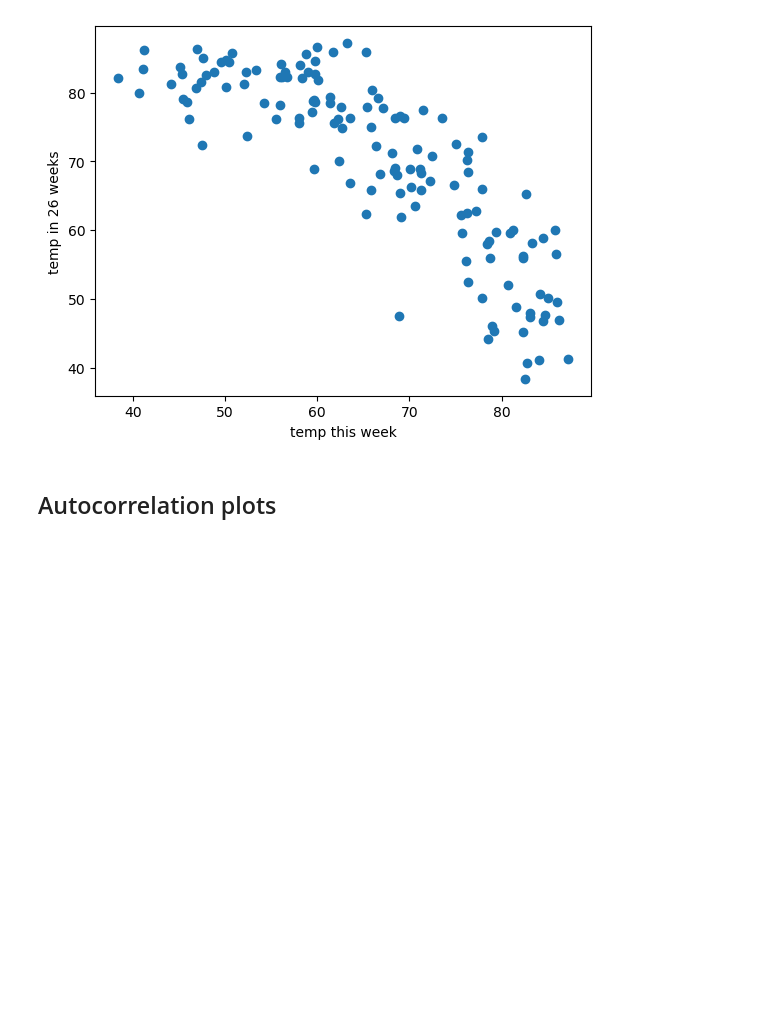
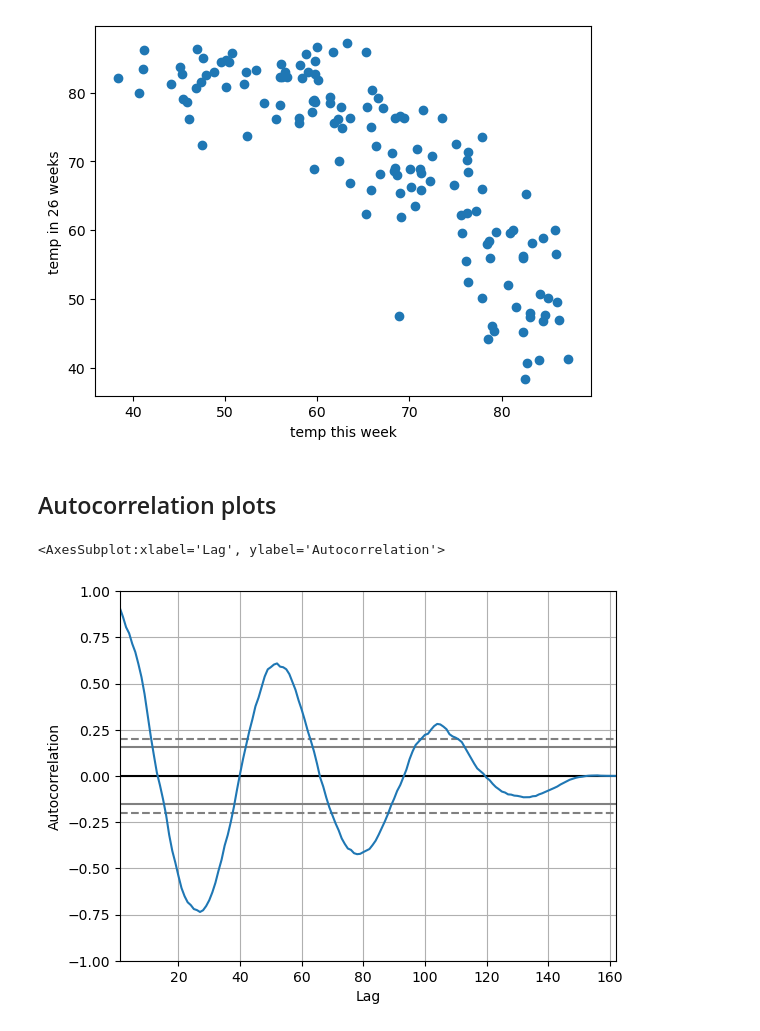
Before and after one commit to MagdalenaRahn/time-series-exercises, a Jupyter notebook: time-series-exploratory-analysis-lesson-08FEB23.ipynb, the cells around one changed output. Cells and saved outputs as stored; diff of their text form; code cells hidden in the pictures; blank space fills up the shorter version.

```diff
--- a/time-series-exploratory-analysis-lesson-08FEB23.ipynb
+++ b/time-series-exploratory-analysis-lesson-08FEB23.ipynb
@@ -256,3 +248,15 @@ Text(0, 0.5, 'temp in 26 weeks')
 [figure]
 # %% [markdown]
 ## Autocorrelation plots
+# %%
+pd.plotting.autocorrelation_plot(train.resample('w').mean())
+
+# shows how when df is lagged by a certian num of unit, how well correlated is it with the present
+
+# lag = how many weeks away we are looking
+# high pos corr when looking at nearer-to-today dates (lag = > 60)
+# corr of 0.2 or less is probably not worth credibilising
+# strong neg corr when values misaligned by 26 weeks
+# %% [output]
+<AxesSubplot:xlabel='Lag', ylabel='Autocorrelation'>
+[figure, added]
```
Also changed, not shown: parts of 6 cells of this notebook, 5 other files.
